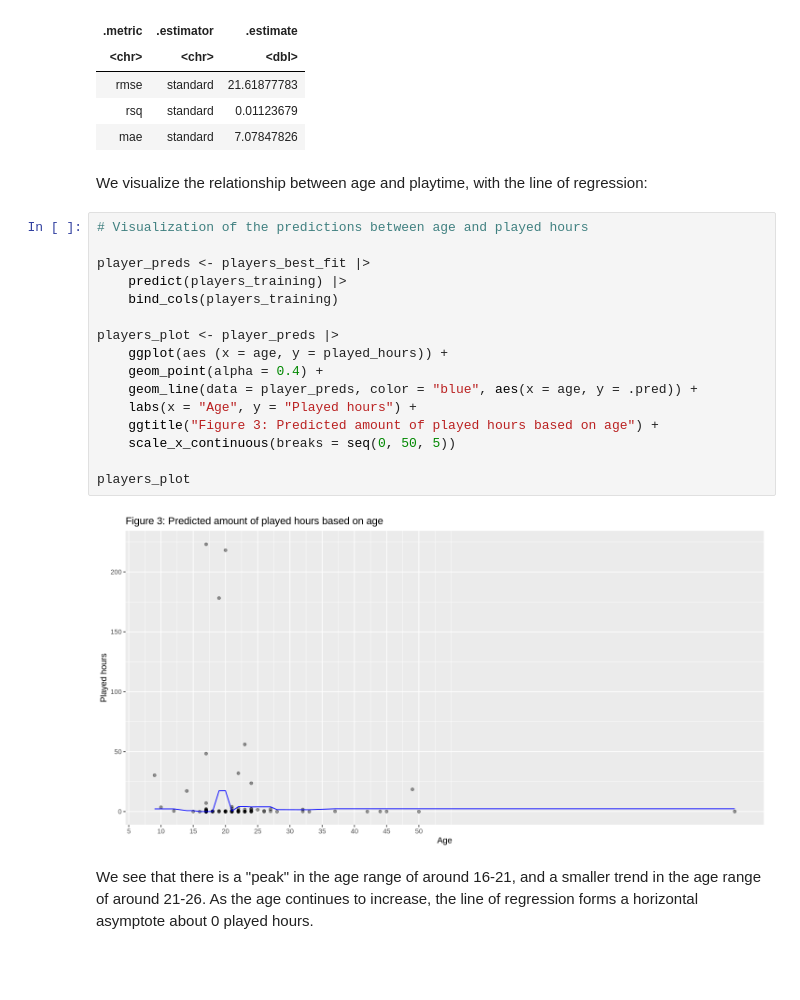
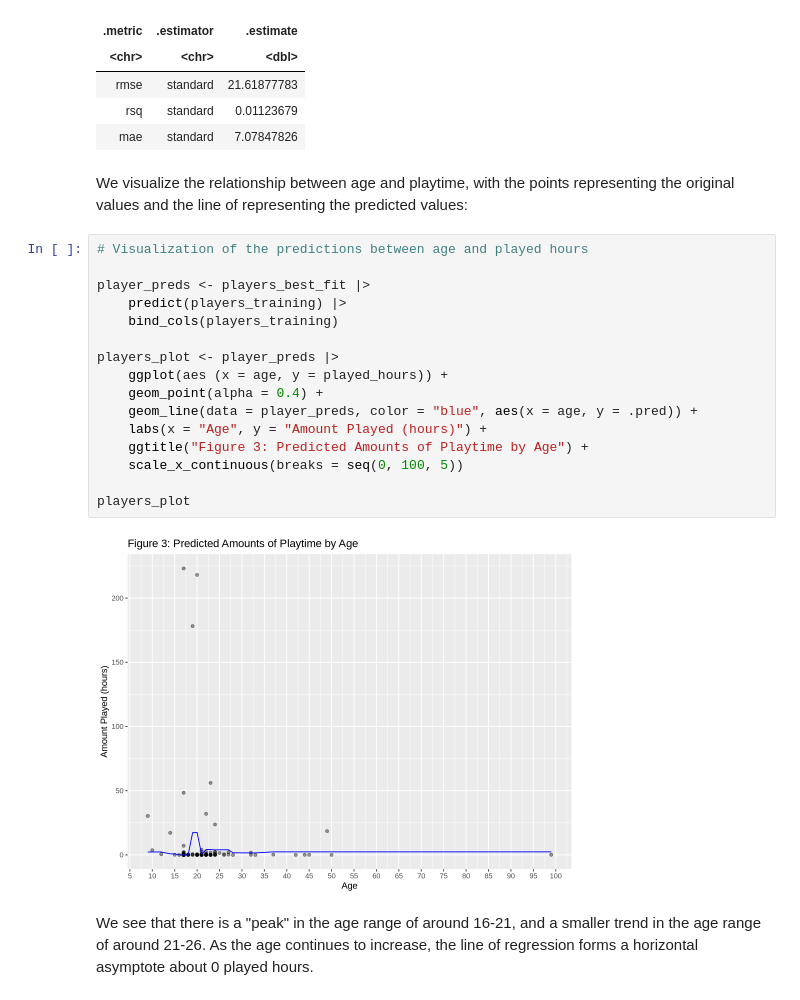
Before and after one commit to Jayden-Yee/Group-Project-Final, a Jupyter notebook: Final group project.ipynb, the cells around one changed output. Saved outputs shown, nothing was run; the diff lists cells and outputs as text; blank space fills up the shorter version.

```diff
--- a/Final group project.ipynb
+++ b/Final group project.ipynb
@@ -237,25 +238,25 @@ A tibble: 3 × 3
 | rsq | standard | 0.01123679 |
 | mae | standard | 7.07847826 |
 # %% [markdown]
-We visualize the relationship between age and playtime, with the line of regression:
+We visualize the relationship between age and playtime, with the points representing the original values and the line of representing the predicted values:
 # %%
 # Visualization of the predictions between age and played hours
 
 player_preds <- players_best_fit |>
     predict(players_training) |>
     bind_cols(players_training)
 
 players_plot <- player_preds |>
     ggplot(aes (x = age, y = played_hours)) +
     geom_point(alpha = 0.4) +
     geom_line(data = player_preds, color = "blue", aes(x = age, y = .pred)) +
-    labs(x = "Age", y = "Played hours") +
-    ggtitle("Figure 3: Predicted amount of played hours based on age") +
-    scale_x_continuous(breaks = seq(0, 50, 5))
+    labs(x = "Age", y = "Amount Played (hours)") +
+    ggtitle("Figure 3: Predicted Amounts of Playtime by Age") +
+    scale_x_continuous(breaks = seq(0, 100, 5))
 
 players_plot
 # %% [output]
-[figure, old version]
+[figure, new version]
 # %% [markdown]
 We see that there is a "peak" in the age range of around 16-21, and a smaller trend in the age range of around 21-26. As the age continues to increase, the line of regression forms a horizontal asymptote about 0 played hours.
 # %% [markdown]
```
Also changed, not shown: parts of 4 cells of this notebook.
